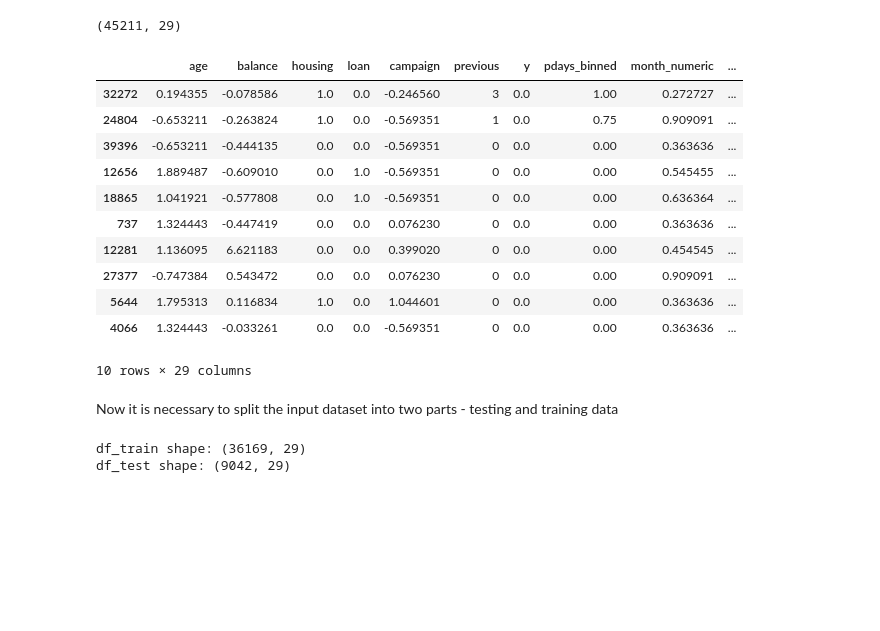
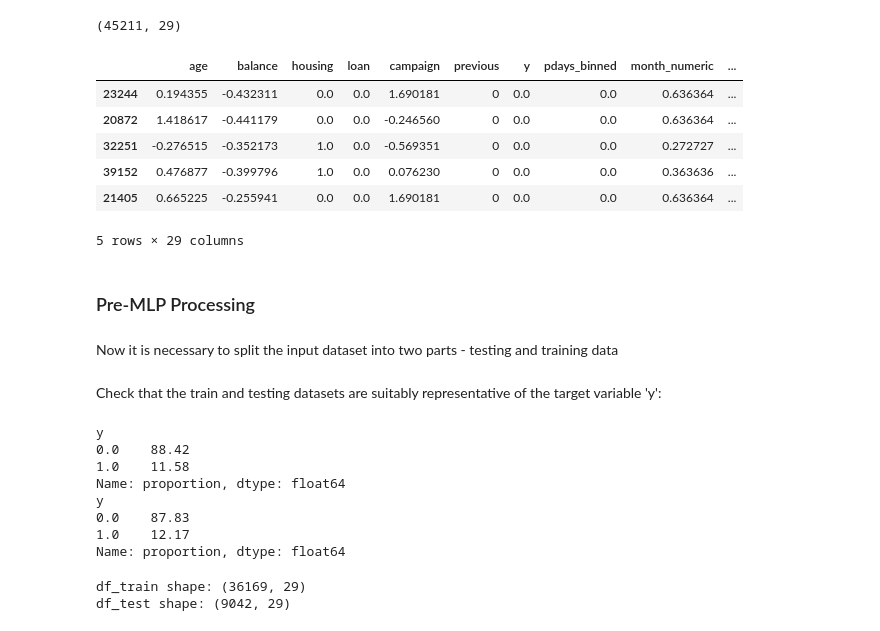
Before and after one commit to daemonchild/cardiffmet-dat6002-artificial-intelligence, a Jupyter notebook: assessment/part_2/2-From-Scratch-MLP.ipynb, the cells around one changed output. Cells and saved outputs as stored; diff of their text form; code cells hidden in the pictures; blank space fills up the shorter version.

Commit message:
Added checks for % of the data

```diff
--- a/assessment/part_2/2-From-Scratch-MLP.ipynb
+++ b/assessment/part_2/2-From-Scratch-MLP.ipynb
@@ -167,20 +156,17 @@ df.shape
 # %% [output]
 (45211, 29)
 # %%
-df.sample(10)
+df.sample(5)
 # %% [output]
 |  | age | balance | housing | loan | campaign | previous | y | pdays_binned | month_numeric | ... |
-| 32272 | 0.194355 | -0.078586 | 1.0 | 0.0 | -0.246560 | 3 | 0.0 | 1.00 | 0.272727 | ... |
-| 24804 | -0.653211 | -0.263824 | 1.0 | 0.0 | -0.569351 | 1 | 0.0 | 0.75 | 0.909091 | ... |
-| 39396 | -0.653211 | -0.444135 | 0.0 | 0.0 | -0.569351 | 0 | 0.0 | 0.00 | 0.363636 | ... |
-| 12656 | 1.889487 | -0.609010 | 0.0 | 1.0 | -0.569351 | 0 | 0.0 | 0.00 | 0.545455 | ... |
-| 18865 | 1.041921 | -0.577808 | 0.0 | 1.0 | -0.569351 | 0 | 0.0 | 0.00 | 0.636364 | ... |
-| 737 | 1.324443 | -0.447419 | 0.0 | 0.0 | 0.076230 | 0 | 0.0 | 0.00 | 0.363636 | ... |
-| 12281 | 1.136095 | 6.621183 | 0.0 | 0.0 | 0.399020 | 0 | 0.0 | 0.00 | 0.454545 | ... |
-| 27377 | -0.747384 | 0.543472 | 0.0 | 0.0 | 0.076230 | 0 | 0.0 | 0.00 | 0.909091 | ... |
-| 5644 | 1.795313 | 0.116834 | 1.0 | 0.0 | 1.044601 | 0 | 0.0 | 0.00 | 0.363636 | ... |
-| 4066 | 1.324443 | -0.033261 | 0.0 | 0.0 | -0.569351 | 0 | 0.0 | 0.00 | 0.363636 | ... |
+| 23244 | 0.194355 | -0.432311 | 0.0 | 0.0 | 1.690181 | 0 | 0.0 | 0.0 | 0.636364 | ... |
+| 20872 | 1.418617 | -0.441179 | 0.0 | 0.0 | -0.246560 | 0 | 0.0 | 0.0 | 0.636364 | ... |
+| 32251 | -0.276515 | -0.352173 | 1.0 | 0.0 | -0.569351 | 0 | 0.0 | 0.0 | 0.272727 | ... |
+| 39152 | 0.476877 | -0.399796 | 1.0 | 0.0 | 0.076230 | 0 | 0.0 | 0.0 | 0.363636 | ... |
+| 21405 | 0.665225 | -0.255941 | 0.0 | 0.0 | 1.690181 | 0 | 0.0 | 0.0 | 0.636364 | ... |
-10 rows × 29 columns
+5 rows × 29 columns
+# %% [markdown]
+### Pre-MLP Processing
 # %% [markdown]
 Now it is necessary to split the input dataset into two parts - testing and training data
 # %%
@@ -189,5 +175,23 @@ df_train = df.sample(frac = 0.8)
 # Creating dataframe with rest of the 20% values
 df_test = df.drop(df_train.index)
+# %% [markdown]
+Check that the train and testing datasets are suitably representative of the target variable 'y':
+# %%
+
+# Print the percentage distribution of the target variable 'y'
+print ((df_train['y'].value_counts(normalize=True).round(4) * 100))
+
+# Print the percentage distribution of the target variable 'y'
+print ((df_test['y'].value_counts(normalize=True).round(4) * 100))
+# %% [output]
+y
+0.0    88.42
+1.0    11.58
+Name: proportion, dtype: float64
+y
+0.0    87.83
+1.0    12.17
+Name: proportion, dtype: float64
 # %%
 print_output("df_train shape", df_train.shape)
 print_output("df_test shape", df_test.shape)
```
Also changed, not shown: parts of 2 cells of this notebook, 1 other file.
